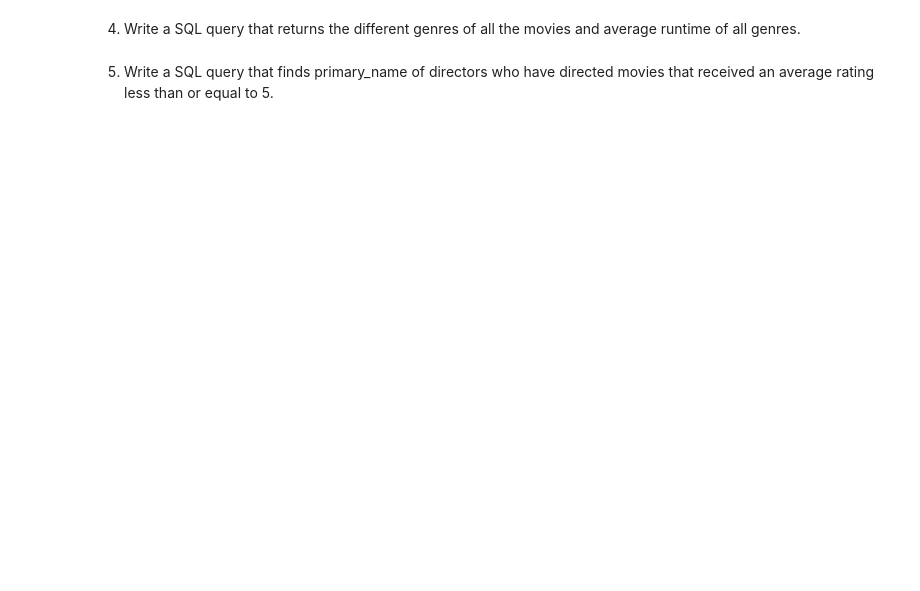
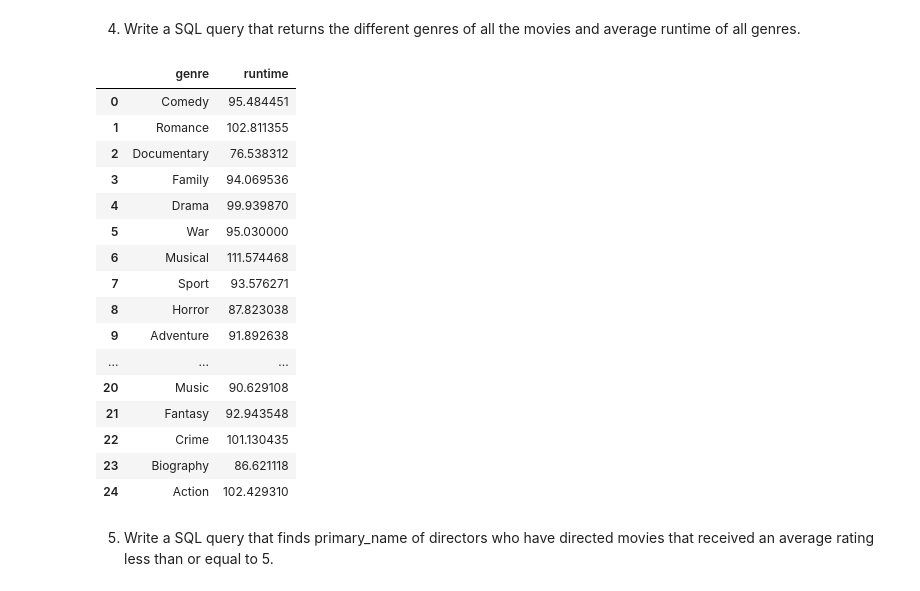
Before and after one commit to bisheshank/sql-stencil-2024, a Jupyter notebook: notebooks/SQL_Assignment.ipynb, the cells around one changed output. Cells and saved outputs as stored; diff of their text form; code cells hidden in the pictures; blank space fills up the shorter version.

```diff
--- a/notebooks/SQL_Assignment.ipynb
+++ b/notebooks/SQL_Assignment.ipynb
@@ -93,11 +159,33 @@ query_sql(p1q3)
 # %%
 ## Answer for Part 1 Question 4
 p1q4 = """
-
+SELECT g.genre, AVG(t.runtime_minutes) as runtime
+FROM title_genres g
+JOIN titles t ON t.tconst = g.tconst
+GROUP BY g.genre
+ORDER BY t.runtime_minutes DESC
 """
 
 # For testing
 query_sql(p1q4)
+# %% [output]
+|  | genre | runtime |
+| 0 | Comedy | 95.484451 |
+| 1 | Romance | 102.811355 |
+| 2 | Documentary | 76.538312 |
+| 3 | Family | 94.069536 |
+| 4 | Drama | 99.939870 |
+| 5 | War | 95.030000 |
+| 6 | Musical | 111.574468 |
+| 7 | Sport | 93.576271 |
+| 8 | Horror | 87.823038 |
+| 9 | Adventure | 91.892638 |
+| ... | ... | ... |
+| 20 | Music | 90.629108 |
+| 21 | Fantasy | 92.943548 |
+| 22 | Crime | 101.130435 |
+| 23 | Biography | 86.621118 |
+| 24 | Action | 102.429310 |
 # %% [markdown]
 5. Write a SQL query that finds primary_name of directors who have directed movies that received an average rating less than or equal to 5.
 # %%
```
Also changed, not shown: parts of 13 cells of this notebook.
